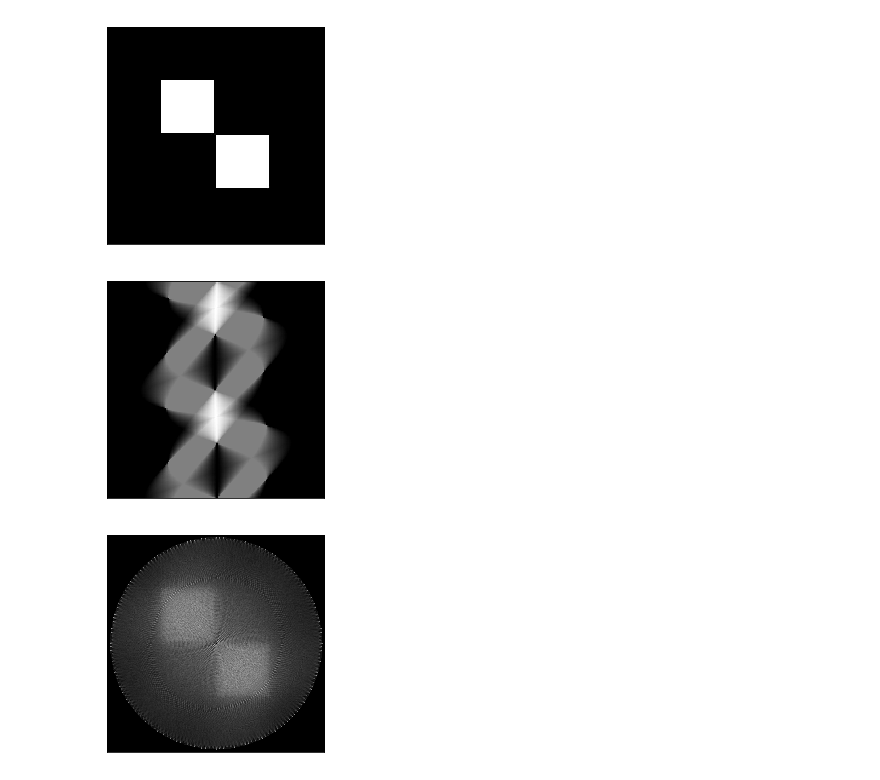
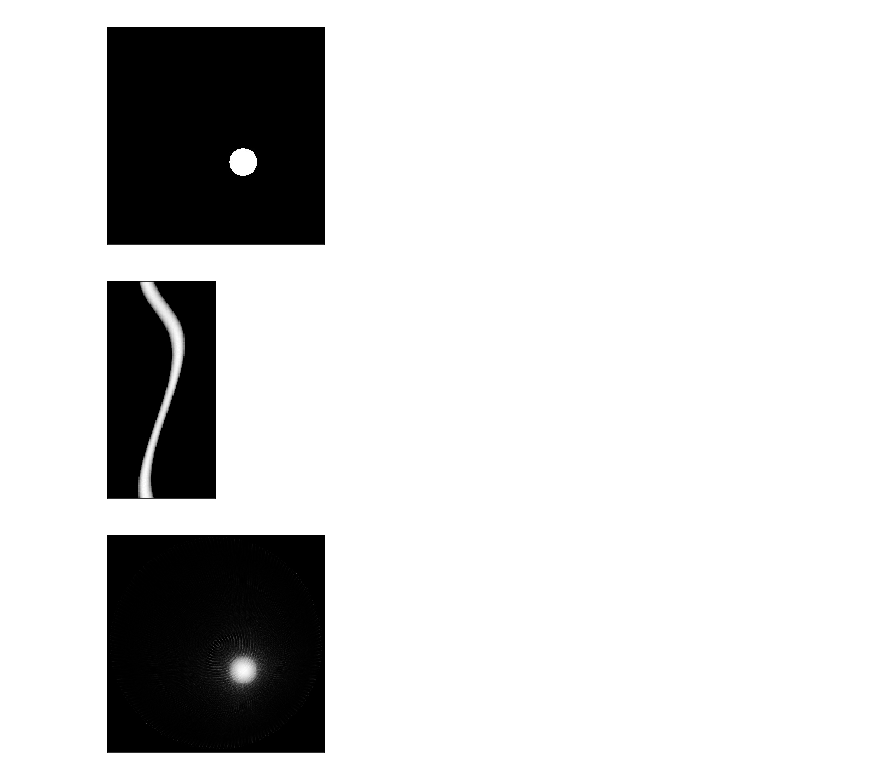
Before and after one commit to implikacja/Tomograf-IwM, a Jupyter notebook: tomograf.ipynb, the cells around one changed output. Cells and saved outputs as stored; diff of their text form; code cells hidden in the pictures.

```diff
--- a/tomograf.ipynb
+++ b/tomograf.ipynb
@@ -44,8 +44,7 @@ def BresenhamLine(img, x1, y1, x2, y2, M):
     col = colorMean(img[x][y])
     sum += col
     M[x][y] += 1
-    if col != 0.0:
-        it += 1
+    it += 1
 
     if dx > dy:
         ai = (dy - dx) * 2
@@ -63,8 +62,7 @@ def BresenhamLine(img, x1, y1, x2, y2, M):
             col = colorMean(img[x][y])
             sum += col
             M[x][y] += 1
-            if col != 0.0:
-                it += 1
+            it += 1
     else:
         ai = (dx - dy) * 2
         bi = dx * 2
@@ -81,10 +79,9 @@ def BresenhamLine(img, x1, y1, x2, y2, M):
             col = colorMean(img[x][y])
             sum += col
             M[x][y] += 1
-            if col != 0.0:
-                it += 1
+            it += 1
 
-    return (sum / (img.shape[0]-10))
+    return (sum / it)
 
 def findMax(sinog):
     maks = 0
@@ -231,37 +228,43 @@ def inverseRadonTransform(img, M, sinog, steps, l, detectors, alfa):
     for i, row in enumerate(img2):
         for j, el in enumerate(row):
 #             ver2
             if M[i][j] != 0:
-                el = el / M[i][j]
+                img2[i][j] = el / M[i][j]
 
     img2 = normalize(img2)
 
     for i, row in enumerate(img2):
         for j, el in enumerate(row):
-            el = (round(el)).astype(np.uint8)
+            img2[i][j] = m.pow(el, 2)
+
+    img2 = normalize(img2)
+
+    for i, row in enumerate(img2):
+        for j, el in enumerate(row):
+            el = np.uint8(round(el))
             img2[i][j] = [el, el, el]
 
     img2 = np.asarray(img2)
     return img2
 
 alfa = 360
 steps = 180
 l = 270
-detectors = 180
-img = load("kwadraty2.bmp")
+detectors = 90
+img = load("kropka.bmp")
 plot(img)
 
 width, height, channels = img.shape
 M = []
 for i in range(width):
     M.append([])
     for j in range(height):
         M[i].append(0)
 
 sinog = sinogram(img, M, steps, l, detectors, alfa)
 newImg = inverseRadonTransform(img, M, sinog, steps, l, detectors, alfa)
 plot(newImg)
 # %% [output]
-[figure, old version]
+[figure, new version]
-[figure, old version]
+[figure, new version]
-[figure, old version]
+[figure, new version]
```
Also changed, not shown: 2 other files.
